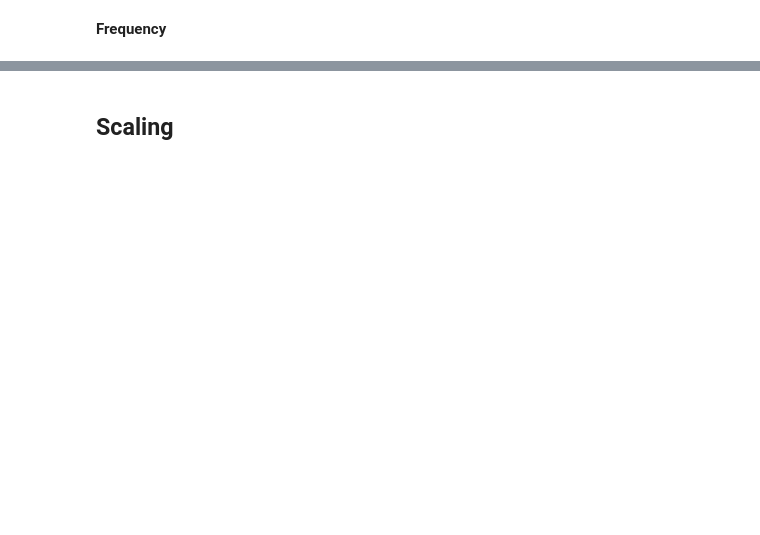
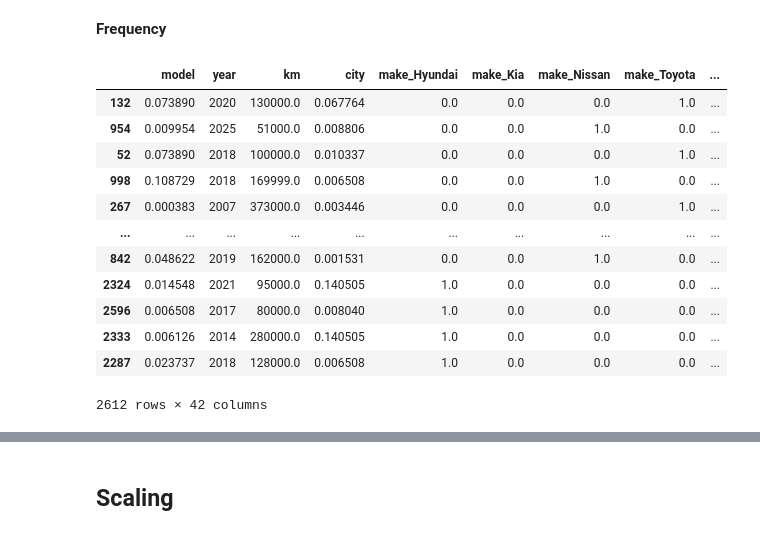
Before and after one commit to abdelrahmanhela/Smart-Used-Car-Selection-and-Pricing-System, a Jupyter notebook: Preproccessing/Encoding.ipynb, the cells around one changed output, grey strips where cells are left out. Cells and saved outputs as stored; diff of their text form; code cells hidden in the pictures; blank space fills up the shorter version.

```diff
--- a/Preproccessing/Encoding.ipynb
+++ b/Preproccessing/Encoding.ipynb
@@ -147,6 +152,22 @@ for col in freq_cols:
 
     X_train[col] = X_train[col].map(freq)
     X_test[col] = X_test[col].map(freq).fillna(0)
+# %%
+X_train
+# %% [output]
+|  | model | year | km | city | make_Hyundai | make_Kia | make_Nissan | make_Toyota | ... |
+| 132 | 0.073890 | 2020 | 130000.0 | 0.067764 | 0.0 | 0.0 | 0.0 | 1.0 | ... |
+| 954 | 0.009954 | 2025 | 51000.0 | 0.008806 | 0.0 | 0.0 | 1.0 | 0.0 | ... |
+| 52 | 0.073890 | 2018 | 100000.0 | 0.010337 | 0.0 | 0.0 | 0.0 | 1.0 | ... |
+| 998 | 0.108729 | 2018 | 169999.0 | 0.006508 | 0.0 | 0.0 | 1.0 | 0.0 | ... |
+| 267 | 0.000383 | 2007 | 373000.0 | 0.003446 | 0.0 | 0.0 | 0.0 | 1.0 | ... |
+| ... | ... | ... | ... | ... | ... | ... | ... | ... | ... |
+| 842 | 0.048622 | 2019 | 162000.0 | 0.001531 | 0.0 | 0.0 | 1.0 | 0.0 | ... |
+| 2324 | 0.014548 | 2021 | 95000.0 | 0.140505 | 1.0 | 0.0 | 0.0 | 0.0 | ... |
+| 2596 | 0.006508 | 2017 | 80000.0 | 0.008040 | 1.0 | 0.0 | 0.0 | 0.0 | ... |
+| 2333 | 0.006126 | 2014 | 280000.0 | 0.140505 | 1.0 | 0.0 | 0.0 | 0.0 | ... |
+| 2287 | 0.023737 | 2018 | 128000.0 | 0.006508 | 1.0 | 0.0 | 0.0 | 0.0 | ... |
+2612 rows × 42 columns
 # %%
 print(X_train.head())
 print(X_train.dtypes)
```
Also changed, not shown: parts of 10 cells of this notebook, 5 other files.
